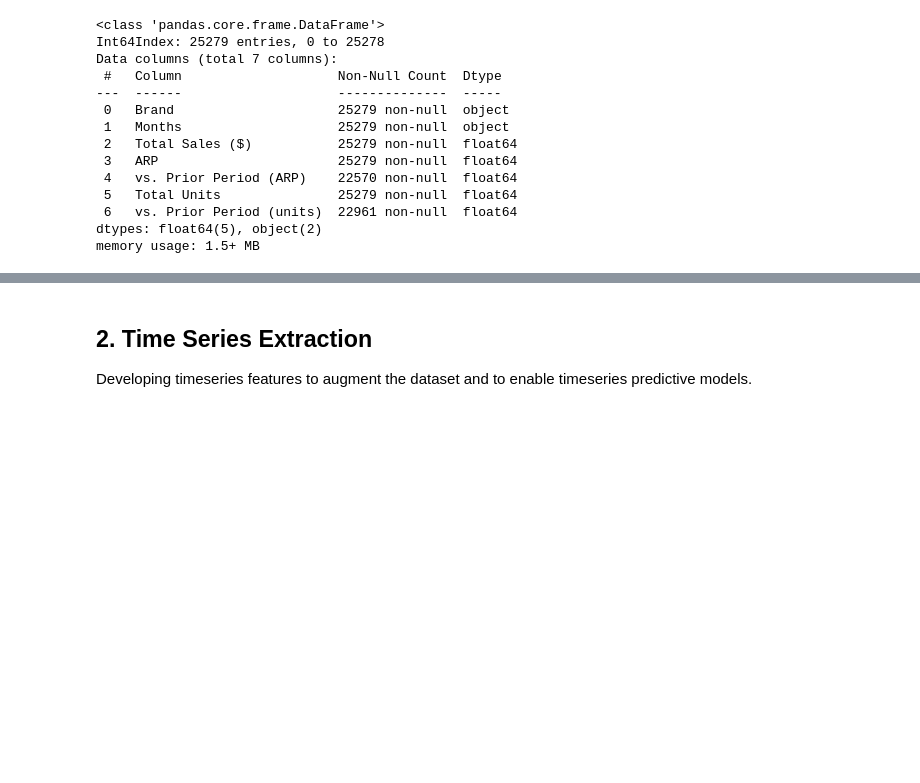
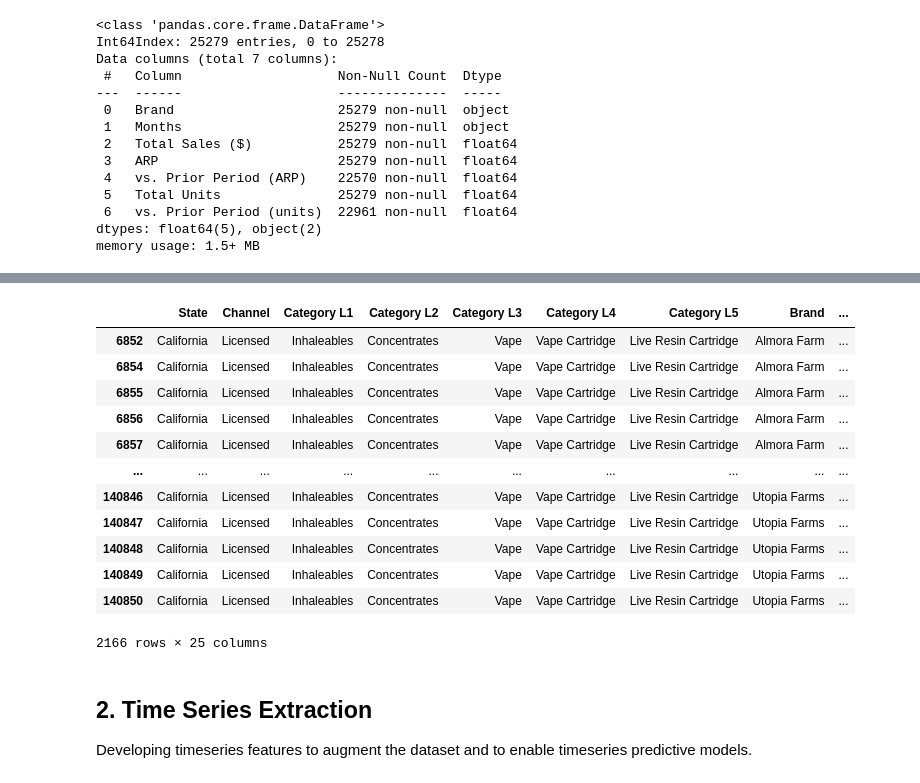
Before and after one commit to rudyorre/m148-project3, a Jupyter notebook: project3.ipynb, the cells around one changed output, grey strips where cells are left out. Drawn from its saved outputs; the diff is of its cells as text; code cells hidden in the pictures; blank space fills up the shorter version.

```diff
--- a/project3.ipynb
+++ b/project3.ipynb
@@ -358,3 +513,19 @@ memory usage: 1.5+ MB
+# %%
+details[details['Pax Filter'] == True]
+# %% [output]
+|  | State | Channel | Category L1 | Category L2 | Category L3 | Category L4 | Category L5 | Brand | ... |
+| 6852 | California | Licensed | Inhaleables | Concentrates | Vape | Vape Cartridge | Live Resin Cartridge | Almora Farm | ... |
+| 6854 | California | Licensed | Inhaleables | Concentrates | Vape | Vape Cartridge | Live Resin Cartridge | Almora Farm | ... |
+| 6855 | California | Licensed | Inhaleables | Concentrates | Vape | Vape Cartridge | Live Resin Cartridge | Almora Farm | ... |
+| 6856 | California | Licensed | Inhaleables | Concentrates | Vape | Vape Cartridge | Live Resin Cartridge | Almora Farm | ... |
+| 6857 | California | Licensed | Inhaleables | Concentrates | Vape | Vape Cartridge | Live Resin Cartridge | Almora Farm | ... |
+| ... | ... | ... | ... | ... | ... | ... | ... | ... | ... |
+| 140846 | California | Licensed | Inhaleables | Concentrates | Vape | Vape Cartridge | Live Resin Cartridge | Utopia Farms | ... |
+| 140847 | California | Licensed | Inhaleables | Concentrates | Vape | Vape Cartridge | Live Resin Cartridge | Utopia Farms | ... |
+| 140848 | California | Licensed | Inhaleables | Concentrates | Vape | Vape Cartridge | Live Resin Cartridge | Utopia Farms | ... |
+| 140849 | California | Licensed | Inhaleables | Concentrates | Vape | Vape Cartridge | Live Resin Cartridge | Utopia Farms | ... |
+| 140850 | California | Licensed | Inhaleables | Concentrates | Vape | Vape Cartridge | Live Resin Cartridge | Utopia Farms | ... |
+2166 rows × 25 columns
 # %% [markdown]
 ## 2. Time Series Extraction
 Developing timeseries features to augment the dataset and to enable timeseries predictive models.
```
Also changed, not shown: parts of 27 cells of this notebook.
